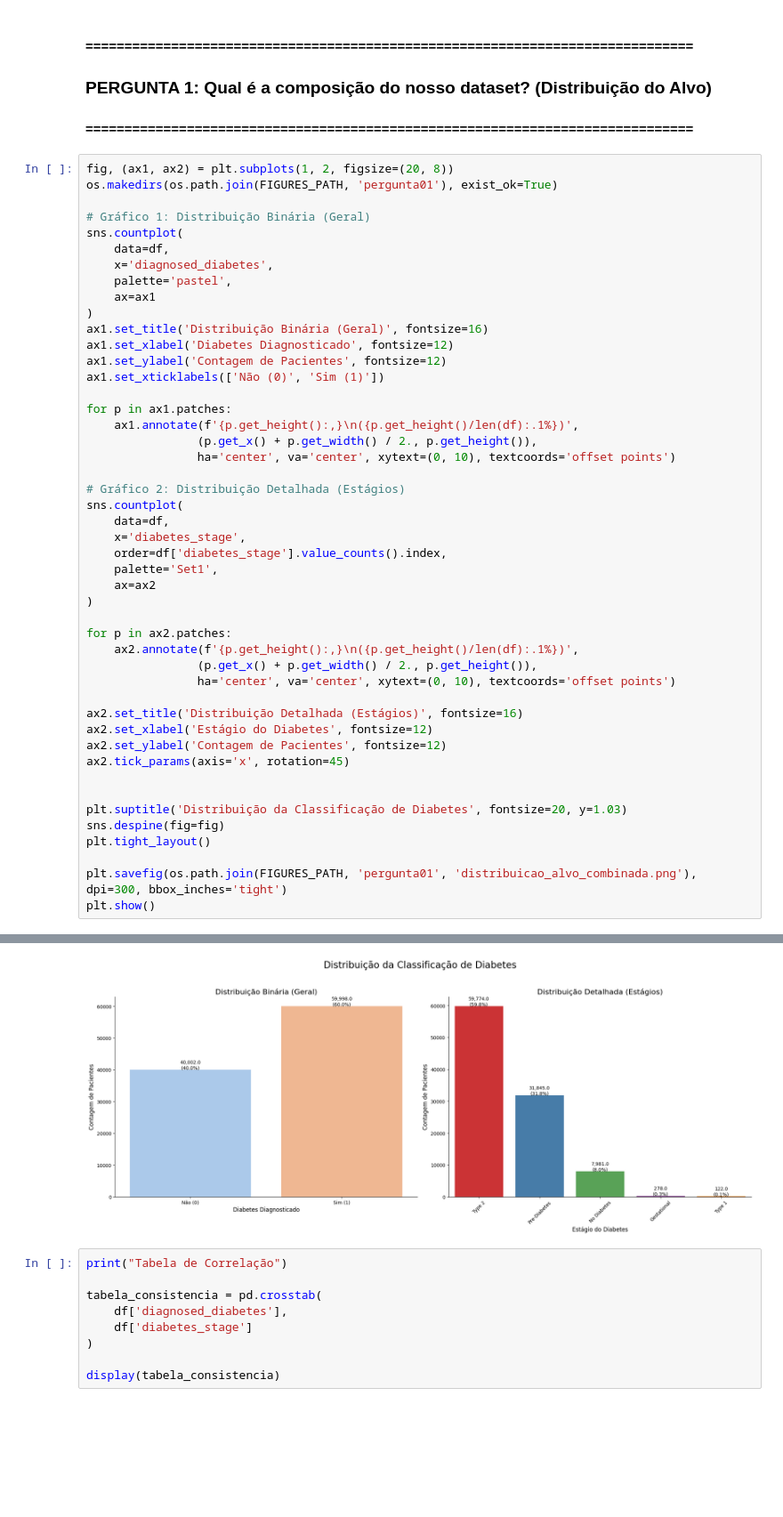
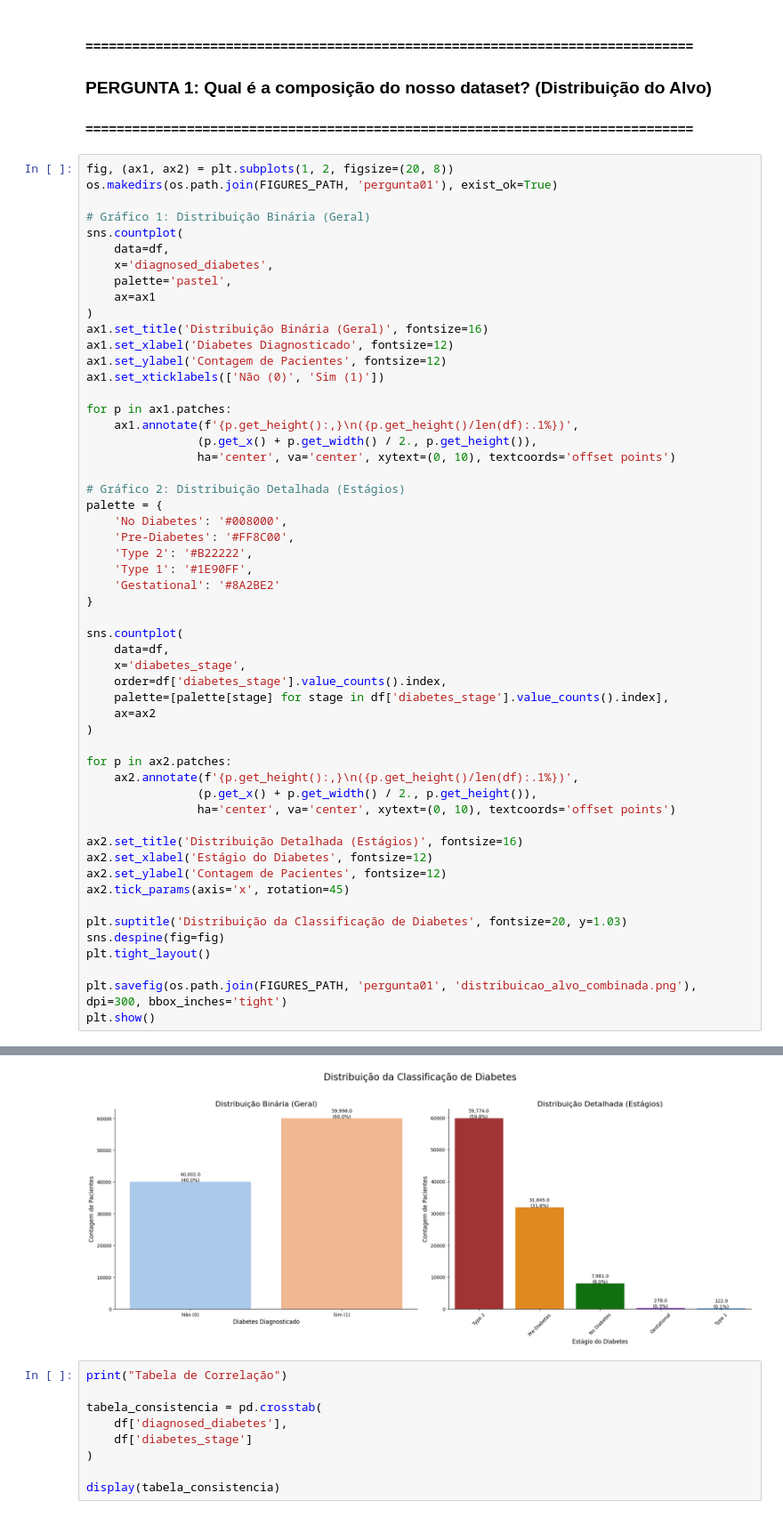
Before and after one commit to EvertonTeix/CdD_2025.2, a Jupyter notebook: notebooks/dataset_diabetes.ipynb, the cells around one changed output, grey strips where cells are left out. Shown at 89% size. Saved outputs shown, nothing was run; the diff lists cells and outputs as text; blank space fills up the shorter version.

```diff
--- a/notebooks/dataset_diabetes.ipynb
+++ b/notebooks/dataset_diabetes.ipynb
@@ -206,40 +188,47 @@ for p in ax1.patches:
                 ha='center', va='center', xytext=(0, 10), textcoords='offset points')
 
 # Gráfico 2: Distribuição Detalhada (Estágios)
+palette = {
+    'No Diabetes': '#008000',
+    'Pre-Diabetes': '#FF8C00',
+    'Type 2': '#B22222',
+    'Type 1': '#1E90FF',
+    'Gestational': '#8A2BE2'
+}
+
 sns.countplot(
     data=df,
     x='diabetes_stage',
     order=df['diabetes_stage'].value_counts().index,
-    palette='Set1',
+    palette=[palette[stage] for stage in df['diabetes_stage'].value_counts().index],
     ax=ax2
 )
 
 for p in ax2.patches:
     ax2.annotate(f'{p.get_height():,}\n({p.get_height()/len(df):.1%})',
                 (p.get_x() + p.get_width() / 2., p.get_height()),
                 ha='center', va='center', xytext=(0, 10), textcoords='offset points')
 
 ax2.set_title('Distribuição Detalhada (Estágios)', fontsize=16)
 ax2.set_xlabel('Estágio do Diabetes', fontsize=12)
 ax2.set_ylabel('Contagem de Pacientes', fontsize=12)
 ax2.tick_params(axis='x', rotation=45)
 
-
 plt.suptitle('Distribuição da Classificação de Diabetes', fontsize=20, y=1.03)
 sns.despine(fig=fig)
 plt.tight_layout()
 
 plt.savefig(os.path.join(FIGURES_PATH, 'pergunta01', 'distribuicao_alvo_combinada.png'), dpi=300, bbox_inches='tight')
 plt.show()
 # %% [output]
 Passing `palette` without assigning `hue` is deprecated and will be removed in v0.14.0. Assign the `x` variable to `hue` and set `legend=False` for the same effect.
 
   sns.countplot(
 
 Passing `palette` without assigning `hue` is deprecated and will be removed in v0.14.0. Assign the `x` variable to `hue` and set `legend=False` for the same effect.
 
   sns.countplot(
-[figure, old version]
+[figure, new version]
 # %%
 print("Tabela de Correlação")
 
```
Also changed, not shown: parts of 5 cells of this notebook, 4 other files.
